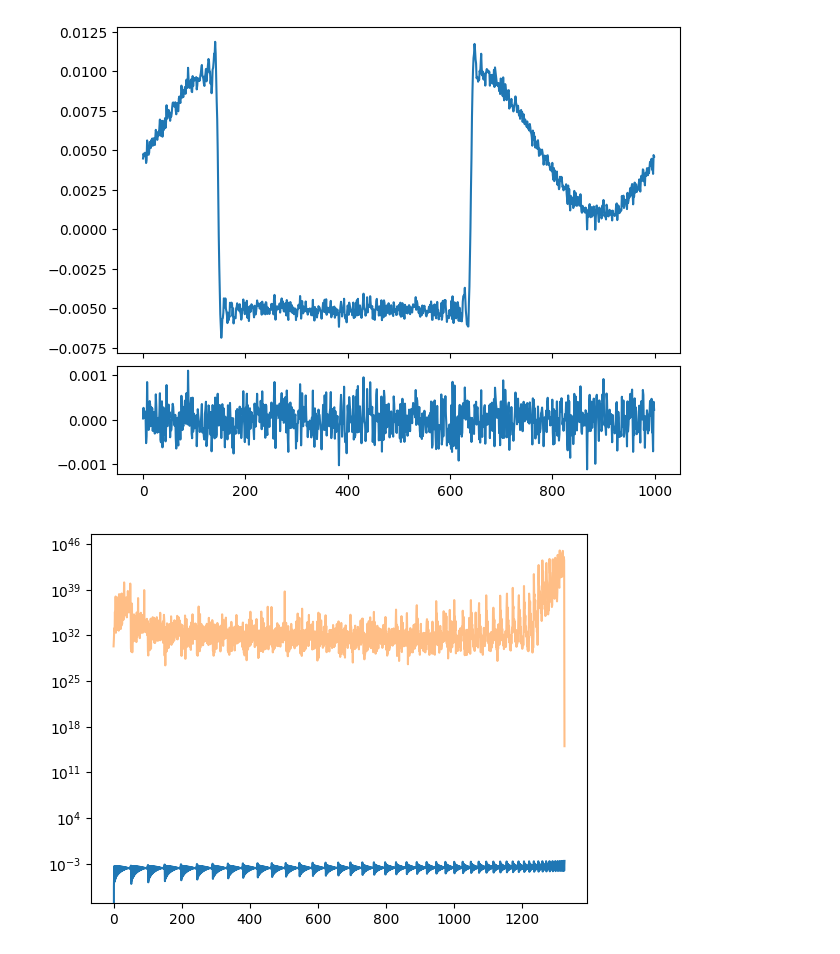
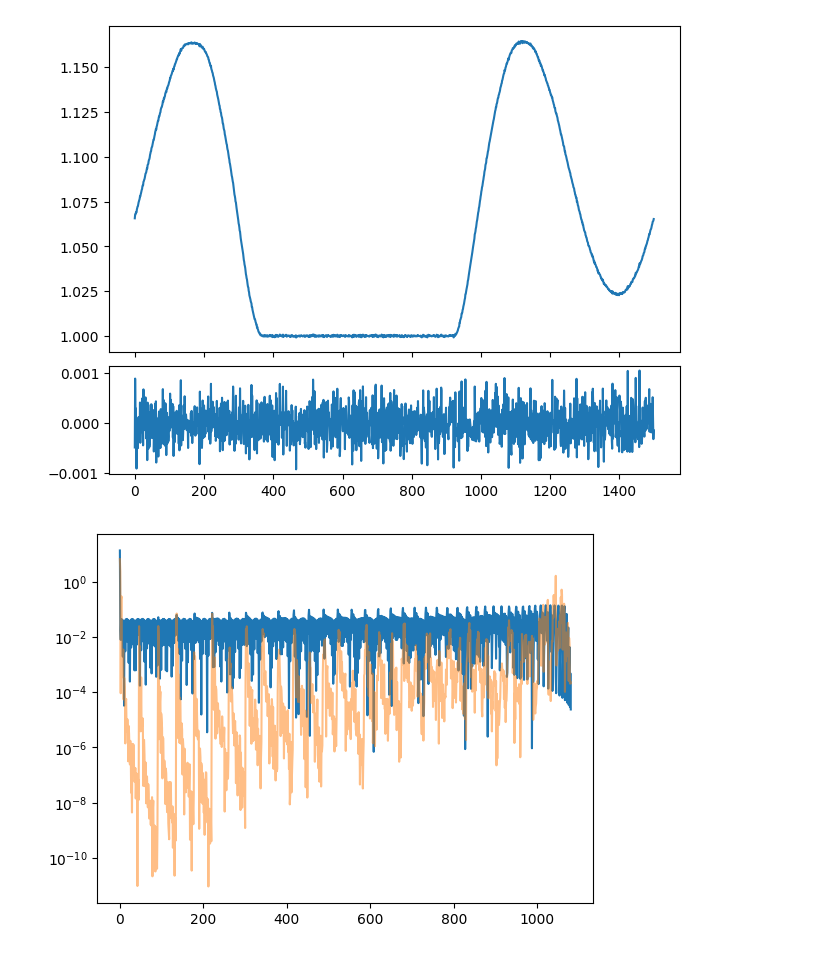
Before and after one commit to christianhbye/ucb_research, a Jupyter notebook: lusee_maps/Untitled1.ipynb, the cells around one changed output. Saved outputs shown, nothing was run; the diff lists cells and outputs as text; code cells hidden in the pictures.

Commit message:
replace pinv with tikhonov regularization

```diff
--- a/lusee_maps/Untitled1.ipynb
+++ b/lusee_maps/Untitled1.ipynb
@@ -82,14 +97,16 @@ def _gen_Ax(sim):
     return A, x
 
 def estimate_x(sim, method="pinv", lmax_inv=lmax_inv):
-    A_full, x = _gen_Ax(sim)
+    A_full, x_full = _gen_Ax(sim)
     ells, emms = hp.Alm.getlm(lmax_inv)
     ix_pos = hp.Alm.getidx(sim.lmax, ells, emms)  # for emm >= 0
     # negative emms come after the 0 & positive in the same order as the positive emms
     ix_neg = hp.Alm.getsize(sim.lmax) - sim.lmax - 1 + ix_pos[emms > 0]
     ix = np.append(ix_pos, ix_neg)
     A = A_full[:, ix]
-    Ndiag = np.full(sim.N_times, 1e-7)
+    x = x_full[ix]
+#    Ndiag = np.real(A@x)**2 / 1e7 * np.ones(sim.N_times)
+    Ndiag = 1 / 1e7 * np.ones(sim.N_times)
     noise = np.random.normal(0, 1, Ndiag.size) * np.sqrt(Ndiag)
     N = np.diag(Ndiag)
     Ni = np.diag(1 / Ndiag)
@@ -117,22 +134,29 @@ def estimate_x(sim, method="pinv", lmax_inv=lmax_inv):
         plt.show()
 
 
-    else:
-        T = A.T.conj() @ Ni @ A
-        if method == "wiener":
-   #         ellndx = np.concatenate((hp.Alm.getlm(sim.lmax)[0], hp.Alm.getlm(sim.lmax)[0][sim.lmax+1:]))
-  #          Sell = [(x[ellndx==l_]**2).mean() for l_ in range(lmax+1)]  # Cll power spectrum
-    #        Sdiag = np.array([Sell[l_] for l_ in ellndx])
-            Sdiag = np.ones(T.shape[0])  # Not really implemented!
-            T = T + np.diag(1/Sdiag)
+    elif method == "wiener":
+        ellndx = np.concatenate((hp.Alm.getlm(lmax_inv)[0], hp.Alm.getlm(lmax_inv)[0][lmax_inv+1:]))
+        Sell = [(np.abs(x[ellndx==l_])**2).mean() for l_ in range(lmax_inv+1)]  # Cll power spectrum
+        Sdiag = np.array([Sell[l_] for l_ in ellndx])
+        S = np.diag(Sdiag)
+        W = S @ A.T.conj() @ np.linalg.inv(A @ S @ A.T.conj() + N)
+
+    elif method == "tik":
+        eps = 1  # large -> suppress noisy modes
+        Sinv = eps * np.eye(A.shape[1])  # tikhonov regularization
+        T = A.T.conj() @ Ni @ A + Sinv
         W = np.linalg.inv(T) @ A.T.conj() @ Ni
 
-    return A_full, x, W, noise
+    elif method == "lsq":
+        T = A.T.conj() @ Ni @ A
+        W = np.linalg.inv(T) @ A.T.conj() @ Ni
+
+    return A_full, x_full, W, noise
 # %%
 from lunarsky import Time
 from astropy.units import s
 
-location = (0, -40) # lon, lat
+location = (0, 40) # lon, lat
 t_start = Time("2023-02-28 16:31")
 delta_t = ndays / ntimes
 # convert delta t to seconds
@@ -149,12 +173,12 @@ else:
     world = "earth"
 # %%
 # point source at equator
-smap = np.zeros(NPIX)
-src_ix = hp.ang2pix(NSIDE, 0, 0, lonlat=True)
-smap[src_ix] = 1000
+smap = np.ones(NPIX)
+src_ix = hp.ang2pix(NSIDE, 0, 30, lonlat=True)
+smap[src_ix] = 1e4
 #smap -= smap.mean(keepdims=True)
 hp_sky = cro.healpix.HealpixMap(smap, frequencies=beam.frequencies, coord="C")
 sky = cro.Sky.from_healpix(hp_sky, lmax=lmax)
-sky[0, 0] = 0  # subtract mean
+#sky[0, 0] = 0  # subtract mean
 
 sim = cro.Simulator(beam, sky, lmax=lmax, world=world, location=location, times=times)
@@ -170,23 +192,21 @@ plt.show()
 # %%
-A, x, W, noise = estimate_x(sim, method="lsq")
+A, x, W, noise = estimate_x(sim, method="tik")
 y = np.real(A @ x) + noise
 res = W @ y
 x_est = hp_alm(res, lmax=lmax_inv)
 
 fig, axs = plt.subplots(nrows=2, sharex=True, gridspec_kw={"height_ratios":[3, 1]}, constrained_layout=True)
 axs[0].plot(y)
 axs[1].plot(noise)
 plt.show()
 
 sim.sky.reduce_lmax(lmax_inv)
 plt.figure()
 plt.plot(np.abs(sim.sky.alm)**2)
 plt.plot(np.abs(x_est)**2, alpha=.5)
 plt.yscale("log")
 plt.show()
-
-#print(np.argwhere(np.abs(x_est)**2 / np.abs(sim.sky.alm)**2 > 100)[:, 0])
 # %% [output]
-[figure, old version]
+[figure, new version]
-[figure, old version]
+[figure, new version]
 # %%
```
Also changed, not shown: parts of 10 cells of this notebook.
